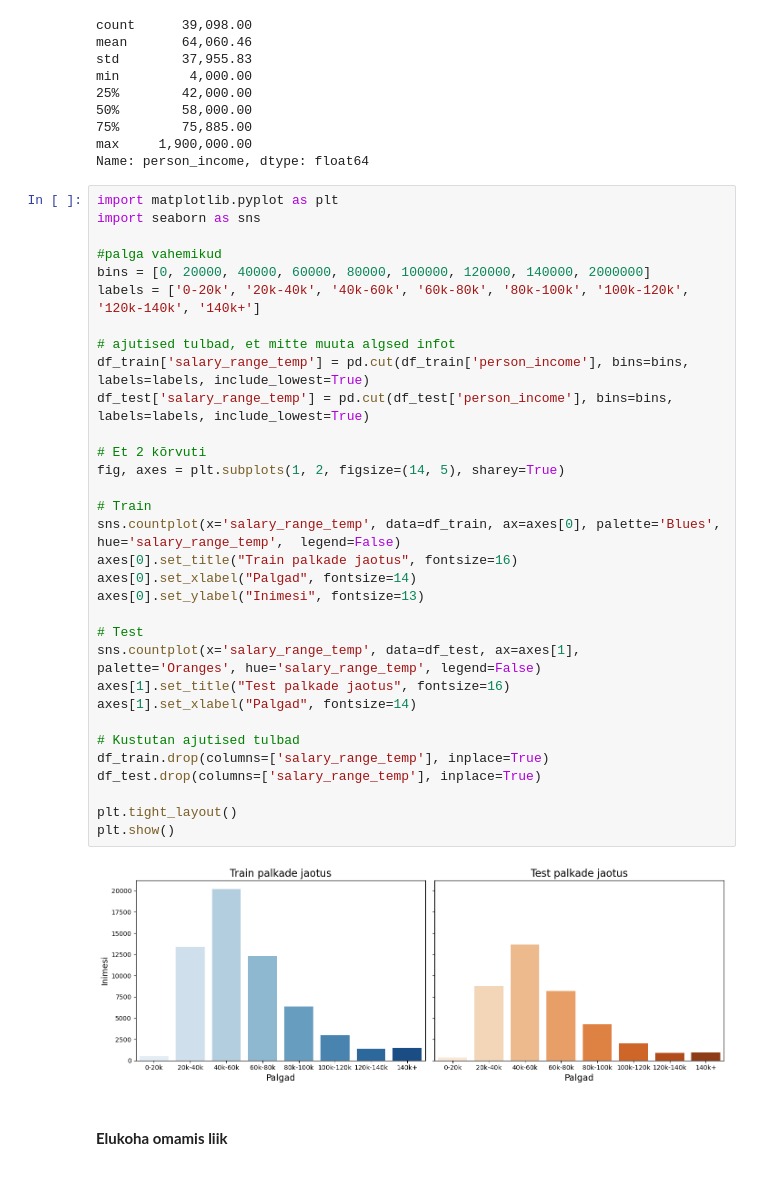
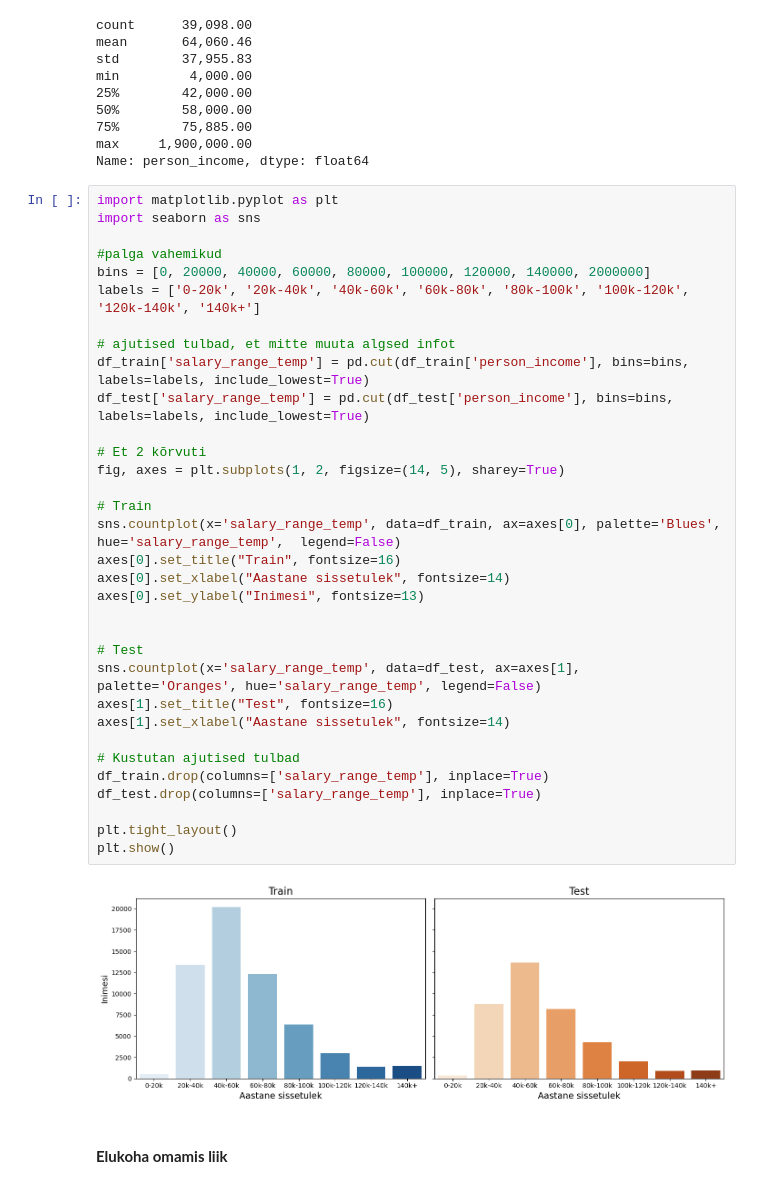
Before and after one commit to madispuu/Loan_Approval_Prediction, a Jupyter notebook: TEAM.ipynb, the cells around one changed output. Saved outputs shown, nothing was run; the diff lists cells and outputs as text.

```diff
--- a/TEAM.ipynb
+++ b/TEAM.ipynb
@@ -174,37 +174,38 @@ Name: person_income, dtype: float64
 # %%
 import matplotlib.pyplot as plt
 import seaborn as sns
 
 #palga vahemikud
 bins = [0, 20000, 40000, 60000, 80000, 100000, 120000, 140000, 2000000]
 labels = ['0-20k', '20k-40k', '40k-60k', '60k-80k', '80k-100k', '100k-120k', '120k-140k', '140k+']
 
 # ajutised tulbad, et mitte muuta algsed infot
 df_train['salary_range_temp'] = pd.cut(df_train['person_income'], bins=bins, labels=labels, include_lowest=True)
 df_test['salary_range_temp'] = pd.cut(df_test['person_income'], bins=bins, labels=labels, include_lowest=True)
 
 # Et 2 kõrvuti
 fig, axes = plt.subplots(1, 2, figsize=(14, 5), sharey=True)
 
 # Train
 sns.countplot(x='salary_range_temp', data=df_train, ax=axes[0], palette='Blues', hue='salary_range_temp',  legend=False)
-axes[0].set_title("Train palkade jaotus", fontsize=16)
-axes[0].set_xlabel("Palgad", fontsize=14)
+axes[0].set_title("Train", fontsize=16)
+axes[0].set_xlabel("Aastane sissetulek", fontsize=14)
 axes[0].set_ylabel("Inimesi", fontsize=13)
+
 
 # Test
 sns.countplot(x='salary_range_temp', data=df_test, ax=axes[1], palette='Oranges', hue='salary_range_temp', legend=False)
-axes[1].set_title("Test palkade jaotus", fontsize=16)
-axes[1].set_xlabel("Palgad", fontsize=14)
+axes[1].set_title("Test", fontsize=16)
+axes[1].set_xlabel("Aastane sissetulek", fontsize=14)
 
 # Kustutan ajutised tulbad
 df_train.drop(columns=['salary_range_temp'], inplace=True)
 df_test.drop(columns=['salary_range_temp'], inplace=True)
 
 plt.tight_layout()
 plt.show()
 # %% [output]
-[figure, old version]
+[figure, new version]
 # %% [markdown]
 #### **Elukoha omamis liik**
 # %%
```
Also changed, not shown: parts of 18 cells of this notebook.
